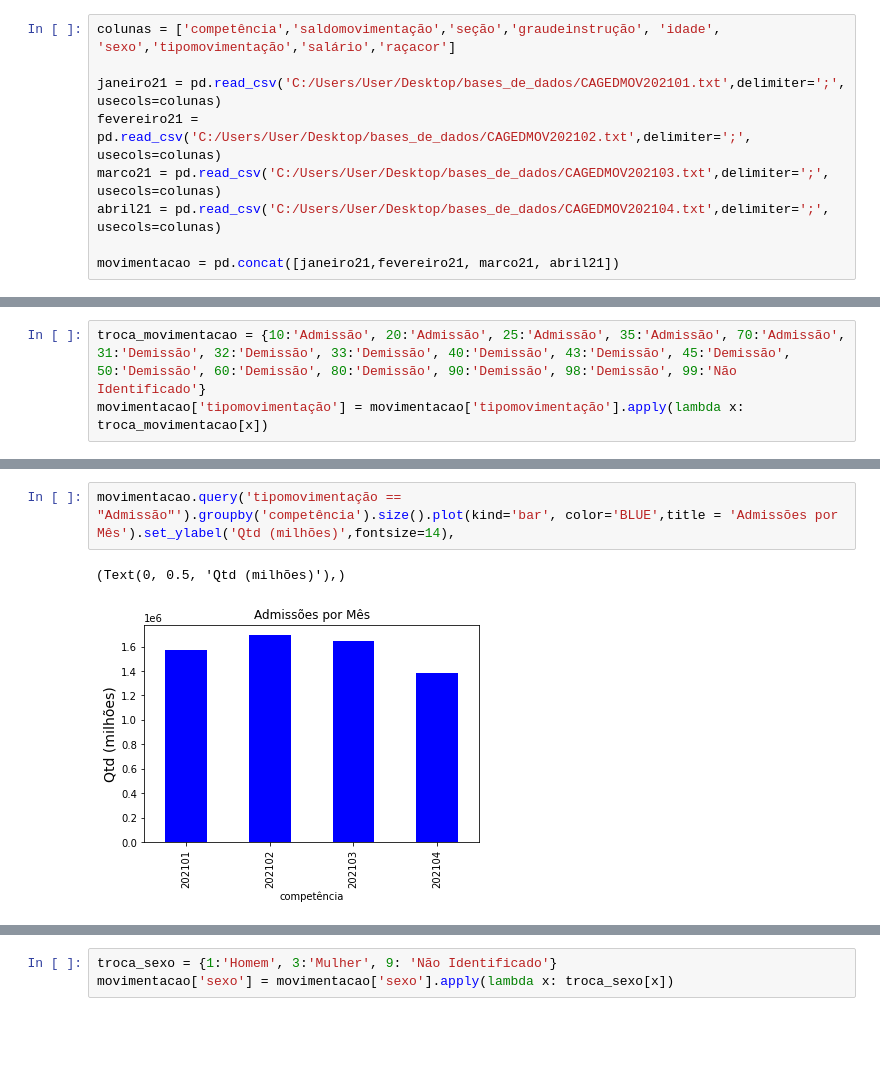
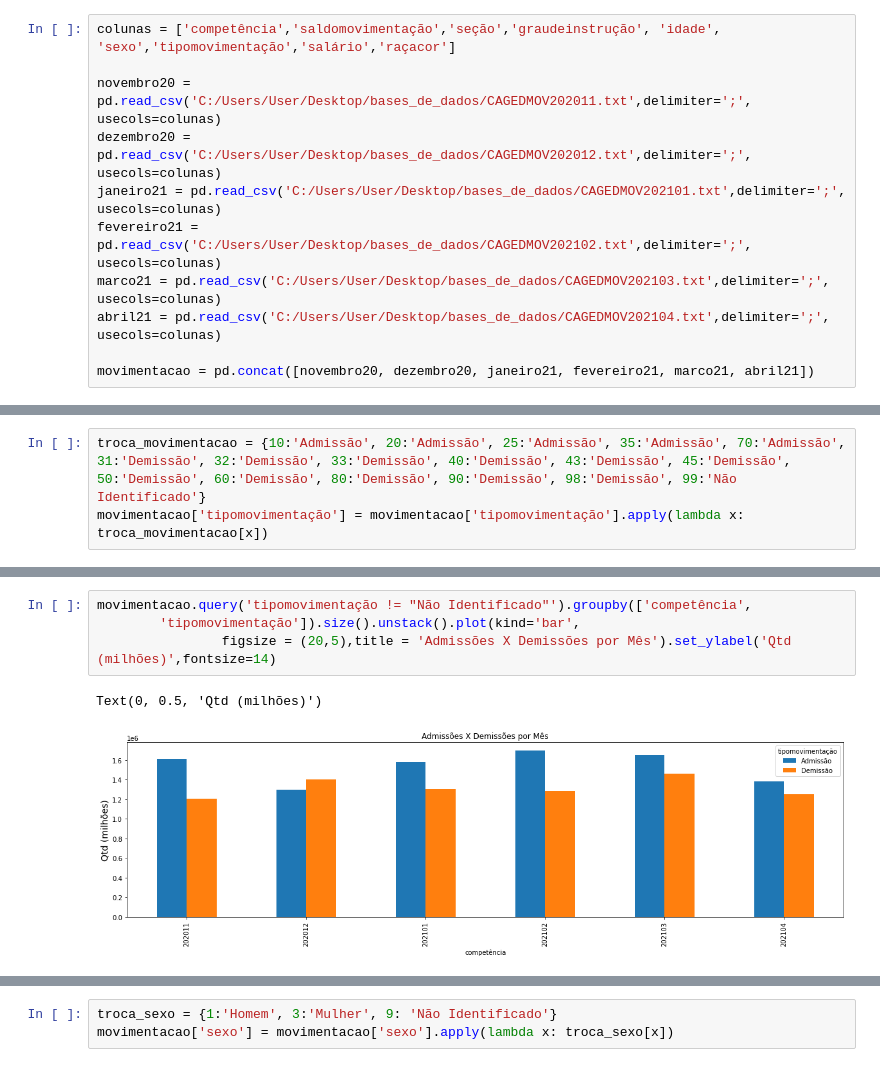
Before and after one commit to BettoFranca/Analise_dados_publicos_Estatisticas_do_Trabalho_na_Pandemia, a Jupyter notebook: Estatisticas_do_Trabalho.ipynb, the cells around one changed output, grey strips where cells are left out. Drawn from its saved outputs; the diff is of its cells as text; blank space fills up the shorter version.

```diff
--- a/Estatisticas_do_Trabalho.ipynb
+++ b/Estatisticas_do_Trabalho.ipynb
@@ -7,12 +148,14 @@ low_memory=False
 # %%
 colunas = ['competência','saldomovimentação','seção','graudeinstrução', 'idade', 'sexo','tipomovimentação','salário','raçacor']
 
+novembro20 = pd.read_csv('C:/Users/User/Desktop/bases_de_dados/CAGEDMOV202011.txt',delimiter=';', usecols=colunas)
+dezembro20 = pd.read_csv('C:/Users/User/Desktop/bases_de_dados/CAGEDMOV202012.txt',delimiter=';', usecols=colunas)
 janeiro21 = pd.read_csv('C:/Users/User/Desktop/bases_de_dados/CAGEDMOV202101.txt',delimiter=';', usecols=colunas)
 fevereiro21 = pd.read_csv('C:/Users/User/Desktop/bases_de_dados/CAGEDMOV202102.txt',delimiter=';', usecols=colunas)
 marco21 = pd.read_csv('C:/Users/User/Desktop/bases_de_dados/CAGEDMOV202103.txt',delimiter=';', usecols=colunas)
 abril21 = pd.read_csv('C:/Users/User/Desktop/bases_de_dados/CAGEDMOV202104.txt',delimiter=';', usecols=colunas)
 
-movimentacao = pd.concat([janeiro21,fevereiro21, marco21, abril21])
+movimentacao = pd.concat([novembro20, dezembro20, janeiro21, fevereiro21, marco21, abril21])
 # %%
 movimentacao.sample(10)
 # %% [output]
@@ -66,5 +225,7 @@ movimentacao['tipomovimentação'] = movimentacao['tipomovimentação'].apply(la
 # %%
-movimentacao.query('tipomovimentação == "Admissão"').groupby('competência').size().plot(kind='bar', color='BLUE',title = 'Admissões por Mês').set_ylabel('Qtd (milhões)',fontsize=14),
+movimentacao.query('tipomovimentação != "Não Identificado"').groupby(['competência',
+        'tipomovimentação']).size().unstack().plot(kind='bar',
+                figsize = (20,5),title = 'Admissões X Demissões por Mês').set_ylabel('Qtd (milhões)',fontsize=14)
 # %% [output]
-(Text(0, 0.5, 'Qtd (milhões)'),)
+Text(0, 0.5, 'Qtd (milhões)')
-[figure, old version]
+[figure, new version]
```
Also changed, not shown: parts of 36 cells of this notebook.
